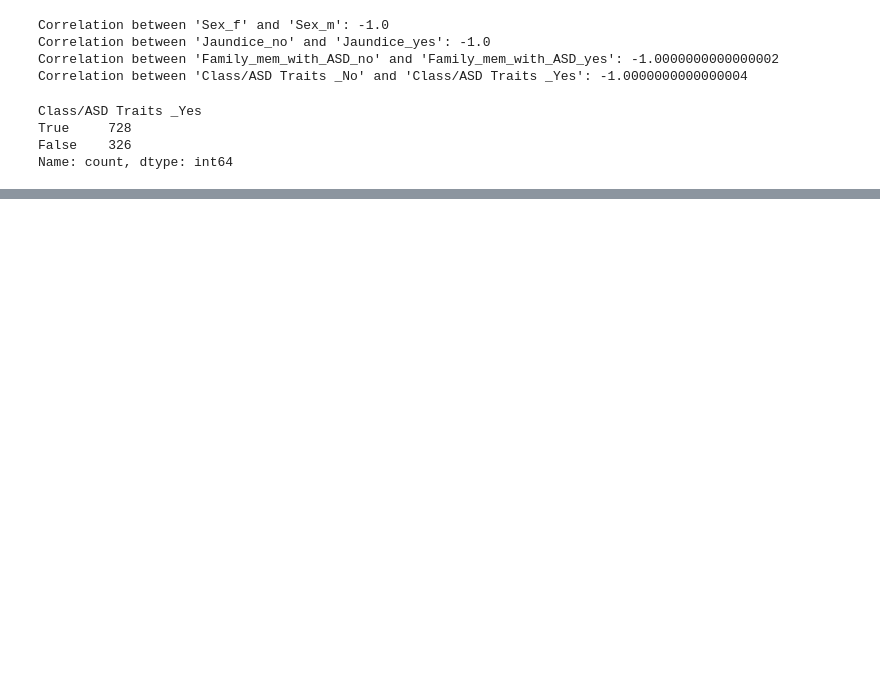
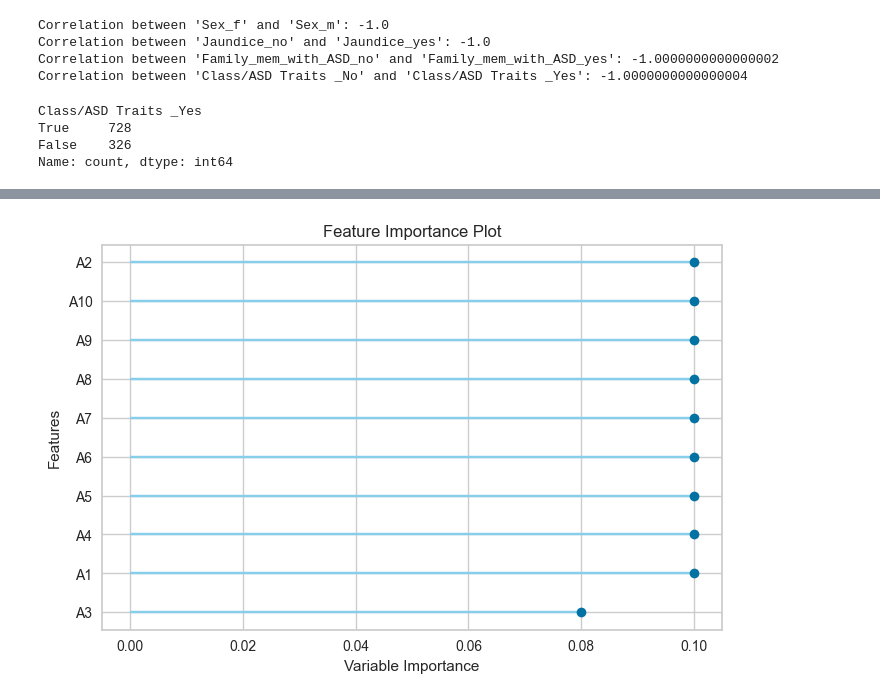
Before and after one commit to Davide64-dev/FEUP_IA_ASD, a Jupyter notebook: iart.ipynb, the cells around one changed output, grey strips where cells are left out. Cells and saved outputs as stored; diff of their text form; code cells hidden in the pictures; blank space fills up the shorter version.

```diff
--- a/iart.ipynb
+++ b/iart.ipynb
@@ -141,0 +189,21 @@ Name: count, dtype: int64
+# %%
+# Assuming df_encoded is already defined and preprocessed
+classification_setup = setup(data=df_encoded,
+                             target='Class/ASD Traits _Yes',
+                             train_size=0.8,
+                             session_id=42,
+                             normalize=True,
+                             transformation=True)
+
+# Compare all available models
+best_model = compare_models()
+
+# Pull the comparison results
+results = pull()
+
+# Optionally finalize the best model
+final_best_model = finalize_model(best_model)
+
+# Make predictions on the test set
+predictions = predict_model(final_best_model)
+#print(predictions)
@@ -141,0 +300,3 @@ Name: count, dtype: int64
+# %%
+plot_model(final_best_model, plot='feature')
+# %% [output]
@@ -141,0 +304 @@ Name: count, dtype: int64
+[figure, added]
```
Also changed, not shown: parts of 18 cells of this notebook.
